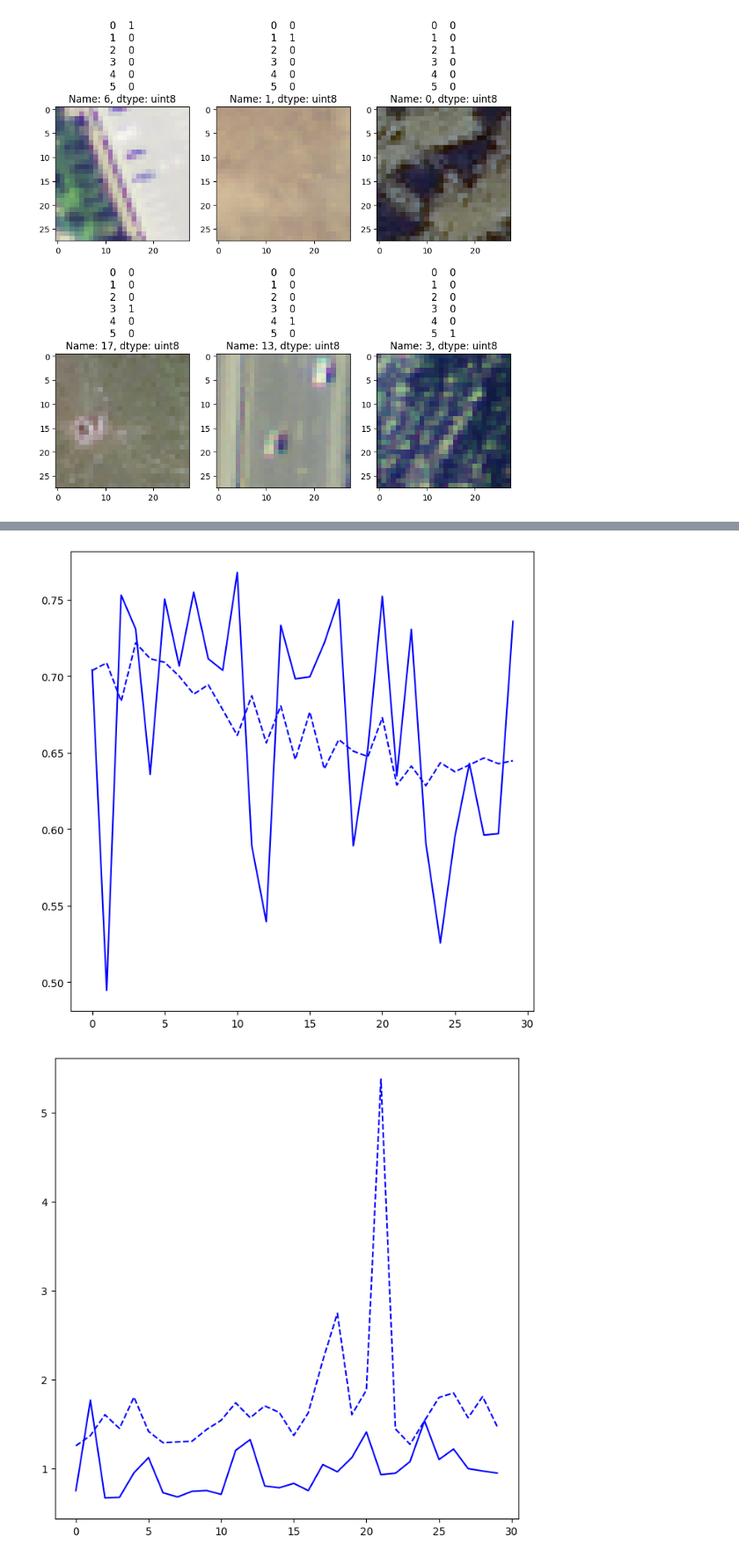
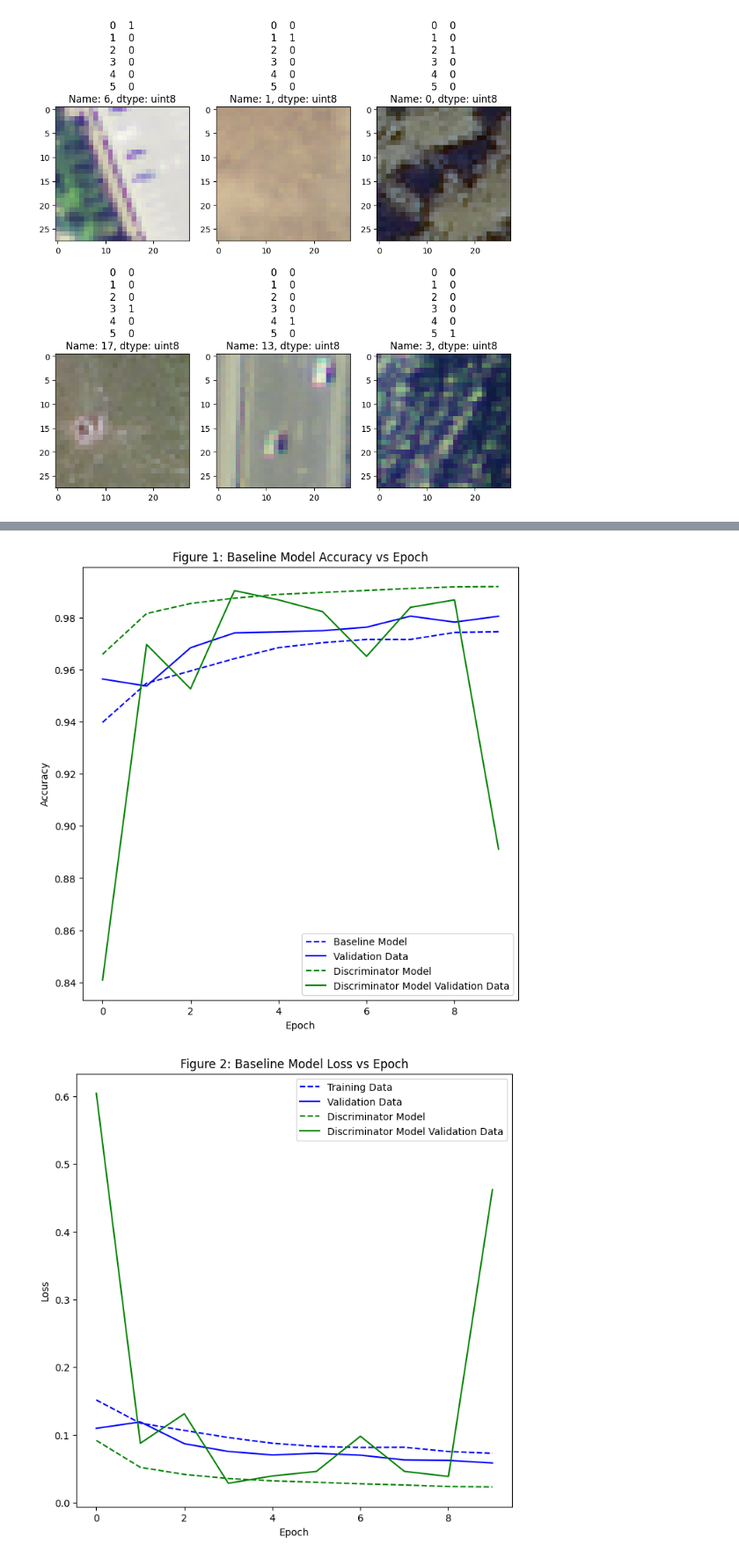
Before and after one commit to sgmurphy00/TOOLS1, a Jupyter notebook: ART_Implementation.ipynb, the cells around one changed output, grey strips where cells are left out. Shown: that part at 88% size. Drawn from its saved outputs; the diff is of its cells as text; code cells hidden in the pictures.

Commit message:
Implemented Discriminator Model

```diff
--- a/ART_Implementation.ipynb
+++ b/ART_Implementation.ipynb
@@ -193,16 +223,15 @@ plot_model(model, show_shapes=True, show_layer_names=True, dpi=100)
 # %%
 # Compiling Model
 
-opt = RMSprop(learning_rate=0.001)  # Increasing learning rate
 
 model.compile(loss='categorical_crossentropy',
-              optimizer=opt,
+              optimizer='adam',
               metrics=["accuracy"])
 
 history_baseline_model = model.fit(
     x_train,
     y_train,
-    epochs=30,
+    epochs=10,
     batch_size=64,
     validation_data=(x_test,y_test))
 # %% [output]
@@ -225,0 +258,11 @@ Epoch 30/30
+# %%
+model_discriminator.compile(loss='categorical_crossentropy',
+              optimizer='adam',
+              metrics=["accuracy"])
+
+history_model_discriminator = model_discriminator.fit(
+    x_train,
+    y_train,
+    epochs=10,
+    batch_size=64,
+    validation_data=(x_test,y_test))
@@ -226,14 +290,26 @@ Epoch 30/30
 # %%
 accuracy = plt.figure(figsize =(8, 8))
 
 plt.plot(history_baseline_model.history['accuracy'],'b--',label='Baseline Model')
 plt.plot(history_baseline_model.history['val_accuracy'],'b',label='Validation Data')
+plt.plot(history_model_discriminator.history['accuracy'],'g--',label='Discriminator Model')
+plt.plot(history_model_discriminator.history['val_accuracy'],'g',label='Discriminator Model Validation Data')
+plt.title('Figure 1: Baseline Model Accuracy vs Epoch')
+plt.ylabel('Accuracy')
+plt.xlabel('Epoch')
+plt.legend()
 plt.show()
 
 loss = plt.figure(figsize =(8, 8))
 plt.plot(history_baseline_model.history['loss'],'b--',label='Training Data')
 plt.plot(history_baseline_model.history['val_loss'],'b',label='Validation Data')
+plt.plot(history_model_discriminator.history['loss'],'g--',label='Discriminator Model')
+plt.plot(history_model_discriminator.history['val_loss'],'g',label='Discriminator Model Validation Data')
+plt.title('Figure 2: Baseline Model Loss vs Epoch')
+plt.ylabel('Loss')
+plt.xlabel('Epoch')
+plt.legend()
 plt.show()
 # %% [output]
-[figure, old version]
+[figure, new version]
-[figure, old version]
+[figure, new version]
```
Also changed, not shown: parts of 6 cells of this notebook.
